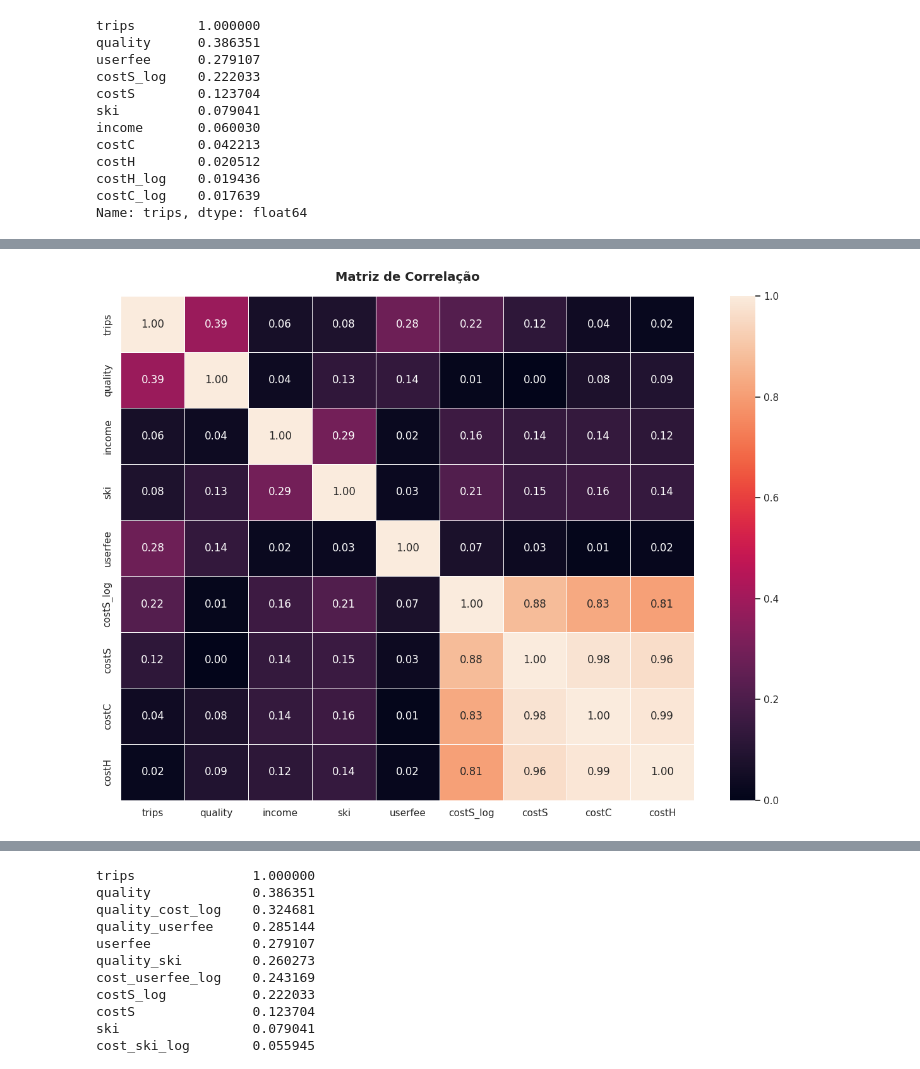
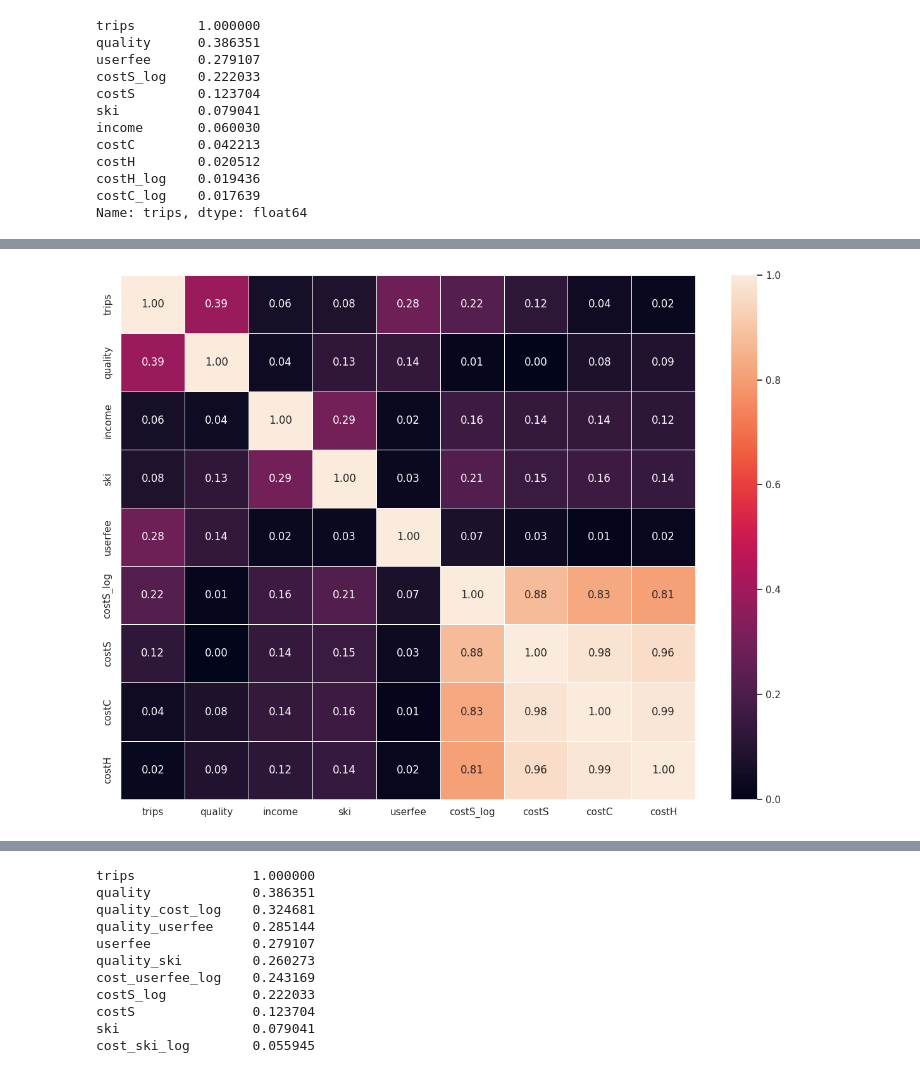
Before and after one commit to scrocha/modelagem-estatistica-A2, a Jupyter notebook: trabalho.ipynb, the cells around one changed output, grey strips where cells are left out. Saved outputs shown, nothing was run; the diff lists cells and outputs as text; code cells hidden in the pictures.

```diff
--- a/trabalho.ipynb
+++ b/trabalho.ipynb
@@ -264,35 +257,34 @@ plt.figure(figsize=(12, 9))
 cols = [
     "trips",
     "quality",
     "income",
     "ski",
     "userfee",
     "costS_log",
     "costS",
     "costC",
     "costH",
 ]
 data_correlation
 
 sns.set_style(style="white")
 heatmap = sns.heatmap(
     np.abs(data_correlation[cols].corr()),
     # cmap="plasma",
     annot=True,
     fmt=".2f",
     linewidths=0.5,
     vmin=0,
     vmax=1,
 )
-plt.title("Matriz de Correlação", fontsize=14, fontweight="bold", y=1.02)
 
 plt.tight_layout()
 
 plt.savefig("images/matriz_correlacao_variaveis.png", dpi=500)
 
 plt.show()
 # %% [output]
-[figure, old version]
+[figure, new version]
 # %%
 fig, axes = plt.subplots(2, 2, figsize=(12, 8))
 
```
Also changed, not shown: parts of 10 cells of this notebook, 4 other files.
